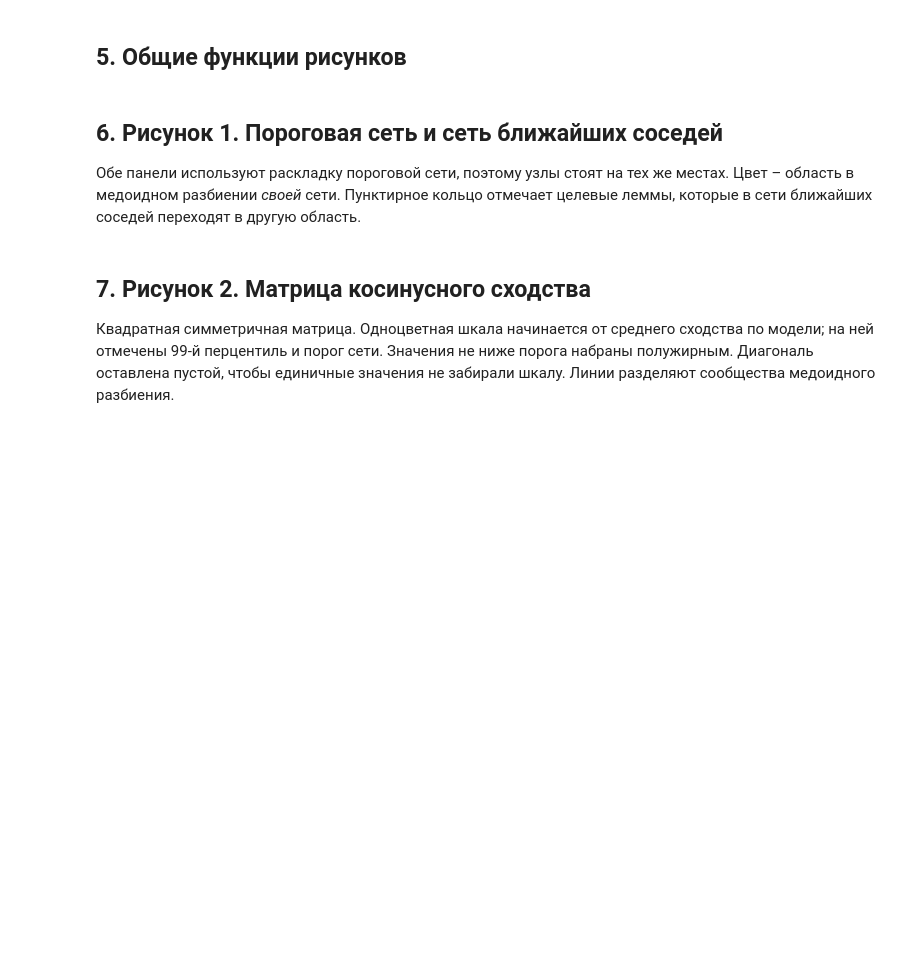
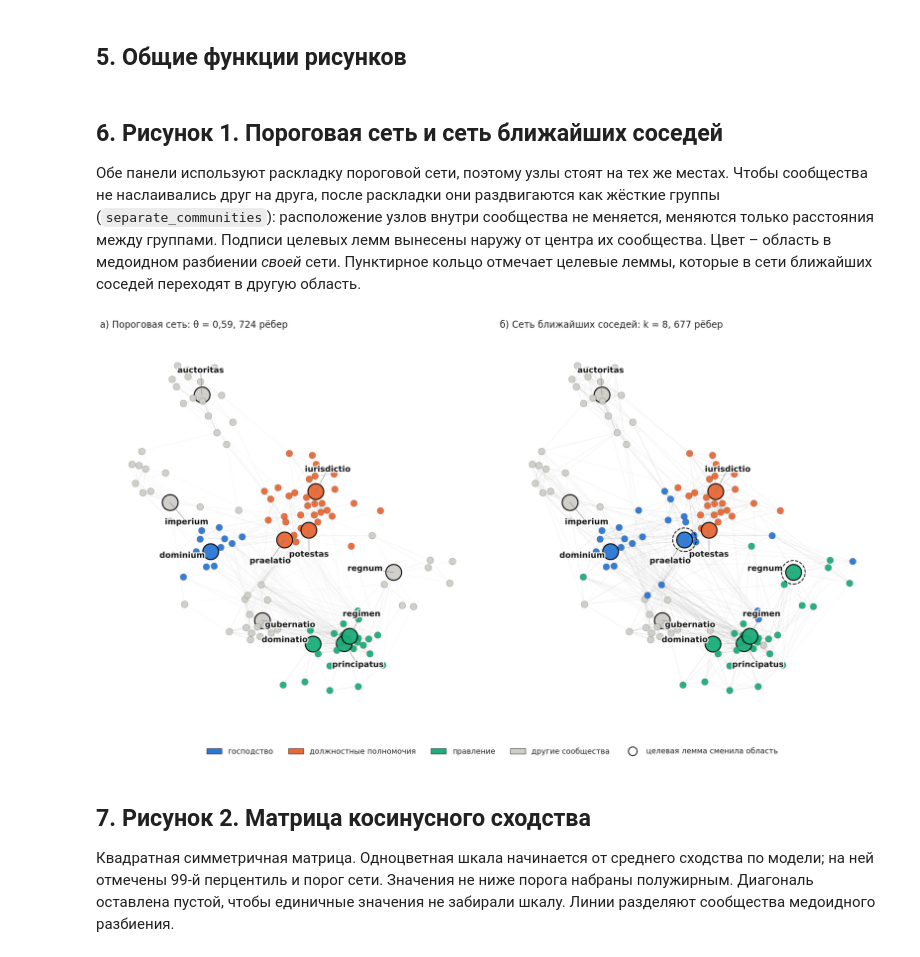
Before and after one commit to alexeyvkuznetsov/aquinas-power-lexicon, a Jupyter notebook: notebooks/02_article_figures.ipynb, the cells around one changed output. Saved outputs shown, nothing was run; the diff lists cells and outputs as text; code cells hidden in the pictures; blank space fills up the shorter version.

```diff
--- a/notebooks/02_article_figures.ipynb
+++ b/notebooks/02_article_figures.ipynb
@@ -51,7 +51,10 @@ from gensim.models import KeyedVectors
 
 # --- Модель -----------------------------------------------------------------------
 MODEL_URL = "https://embeddings.lila-erc.eu/samples/download/OperaMaiora/opera-maiora-lemmas_skip_100.vec"
-MODEL_FILE = os.environ.get("AQUINAS_VEC", os.path.join("models", "opera-maiora-lemmas_skip_100.vec"))
+# Как в 01_main_analysis.ipynb: при запуске из notebooks/ пути отсчитываются от корня репозитория.
+ROOT = ".." if os.path.basename(os.getcwd()) == "notebooks" else "."
+MODEL_DIR = os.path.join(ROOT, "models")
+MODEL_FILE = os.environ.get("AQUINAS_VEC", os.path.join(MODEL_DIR, "opera-maiora-lemmas_skip_100.vec"))
 
 # --- Целевые леммы (орфография словаря модели) --------------------------------------
 TARGET_TERMS = ["dominium", "potestas", "praelatio", "iurisdictio", "auctoritas",
@@ -70,7 +73,7 @@ EXPECTED = {"Лемм в основной сети": 125, "Порог θ": 0.59,
             "Сообществ медоида": 7, "Рёбер в сети ближайших соседей": 677}
 
 # --- Оформление -----------------------------------------------------------------------
-OUT_DIR = "figures_article"
+OUT_DIR = os.path.join(ROOT, "figures", "article")
 FORMATS = ("png", "pdf")
 FIG_DPI = 300
 AREAS = [("dominium", "господство", "#2a78d6"),
@@ -83,7 +86,7 @@ LABEL_COLOR = "#171717"
 MATRIX_COLOR = "#1f5fa8"      # одноцветная шкала матрицы сходства
 LOCAL_FONT = {0: 24, 1: 17, 2: 14}
 
-for folder in ("models", OUT_DIR, os.path.join(OUT_DIR, "appendix", "communities"),
+for folder in (MODEL_DIR, OUT_DIR, os.path.join(OUT_DIR, "appendix", "communities"),
                os.path.join(OUT_DIR, "appendix", "local_networks")):
     os.makedirs(folder, exist_ok=True)
 
@@ -320,47 +370,57 @@ def draw_label(ax, xy, text, size, bold, outline):
 # %% [markdown]
 ## 6. Рисунок 1. Пороговая сеть и сеть ближайших соседей
 
-Обе панели используют раскладку пороговой сети, поэтому узлы стоят на тех же местах. Цвет – область в медоидном разбиении *своей* сети. Пунктирное кольцо отмечает целевые леммы, которые в сети ближайших соседей переходят в другую область.
+Обе панели используют раскладку пороговой сети, поэтому узлы стоят на тех же местах. Чтобы сообщества не наслаивались друг на друга, после раскладки они раздвигаются как жёсткие группы (`separate_communities`): расположение узлов внутри сообщества не меняется, меняются только расстояния между группами. Подписи целевых лемм вынесены наружу от центра их сообщества. Цвет – область в медоидном разбиении *своей* сети. Пунктирное кольцо отмечает целевые леммы, которые в сети ближайших соседей переходят в другую область.
 # %%
 def draw_network_pair(graphs, memberships, panel_titles):
-    pos = layout(graphs[0], TARGET_TERMS[0], k=1.2)
+    pos = separate_communities(layout(graphs[0], TARGET_TERMS[0], k=1.5), memberships[0])
+    xs = np.array([p[0] for p in pos.values()])
+    ys = np.array([p[1] for p in pos.values()])
+    span = max(xs.max() - xs.min(), ys.max() - ys.min())
+    centre_all = np.array([xs.mean(), ys.mean()])
     base_area = {t: area_colors(memberships[0])[memberships[0][t]] for t in TARGET_TERMS}
     fig, axes = plt.subplots(1, 2, figsize=(26, 12.5))
     fig.subplots_adjust(wspace=0.04, bottom=0.08)
     for ax, graph, memb, title in zip(axes, graphs, memberships, panel_titles):
         colors = area_colors(memb)
         draw_edges(ax, graph, pos, width=(0.35, 0.9), alpha=(0.07, 0.22), top=1.0)
         for node in graph.nodes:
             target = node in TARGET_TERMS
-            ax.scatter(*pos[node], s=1250 if target else 170, c=[colors[memb[node]]], alpha=0.95,
+            ax.scatter(*pos[node], s=850 if target else 150, c=[colors[memb[node]]], alpha=0.95,
                        zorder=3, edgecolors="black" if target else EDGE_COLOR,
                        linewidths=2.0 if target else 0.4)
         moved = [t for t in TARGET_TERMS if colors[memb[t]] != base_area[t]]
         if moved:
-            ax.scatter([pos[t][0] for t in moved], [pos[t][1] for t in moved], s=2600,
+            ax.scatter([pos[t][0] for t in moved], [pos[t][1] for t in moved], s=1900,
                        facecolors="none", edgecolors="black", linewidths=1.6,
                        linestyles="dashed", zorder=4)
-        labels = [draw_label(ax, pos[t], t, 15, True, 4.0) for t in TARGET_TERMS]
+        # Подпись целевой леммы выносится наружу от центра её сообщества (в пороговой сети)
+        # и соединяется с узлом выноской: близкие леммы ядра не перекрывают друг друга.
+        for t in TARGET_TERMS:
+            group = [n for n in graph if memberships[0][n] == memberships[0][t]]
+            d = np.array(pos[t]) - np.mean([pos[n] for n in group], axis=0)
+            if np.linalg.norm(d) < 0.02 * span:
+                d = np.array(pos[t]) - centre_all
+            xy = np.array(pos[t]) + d / (np.linalg.norm(d) or 1.0) * 0.075 * span
+            ax.plot([pos[t][0], xy[0]], [pos[t][1], xy[1]], color="#777777", lw=0.8, zorder=5)
+            draw_label(ax, xy, t, 15, True, 4.0)
         ax.set_title(title, loc="left", fontsize=17, pad=10)
         ax.margins(x=0.10, y=0.10)
         ax.axis("off")
-        adjust_text(labels, ax=ax, x=[pos[n][0] for n in graph], y=[pos[n][1] for n in graph],
-                    target_x=[pos[t][0] for t in TARGET_TERMS], target_y=[pos[t][1] for t in TARGET_TERMS],
-                    force_text=(0.6, 0.9), force_static=(0.12, 0.18), force_pull=(0.012, 0.012),
-                    expand=(1.12, 1.20), ensure_inside_axes=True, iter_lim=350, min_arrow_len=12,
-                    arrowprops={"arrowstyle": "-", "color": "#777777", "lw": 0.75})
     handles = area_legend() + [Line2D([0], [0], marker="o", color="w", markerfacecolor="none",
                                       markeredgecolor="black", markeredgewidth=1.6, markersize=16,
                                       linestyle="none", label="целевая лемма сменила область")]
     fig.legend(handles=handles, loc="lower center", ncol=5, fontsize=14, frameon=False)
     return fig
 
 
 save(draw_network_pair(
     (G, G_knn), (membership, knn["membership"]),
     (f"а) Пороговая сеть: θ = {ru(THRESHOLD)}, {G.number_of_edges()} рёбер",
      f"б) Сеть ближайших соседей: k = {KNN_K}, {G_knn.number_of_edges()} рёбер")),
     "fig1_networks")
+# %% [output]
+[figure, added]
 # %% [markdown]
 ## 7. Рисунок 2. Матрица косинусного сходства
 
```
Also changed, not shown: parts of 10 cells of this notebook, 50 other files.
